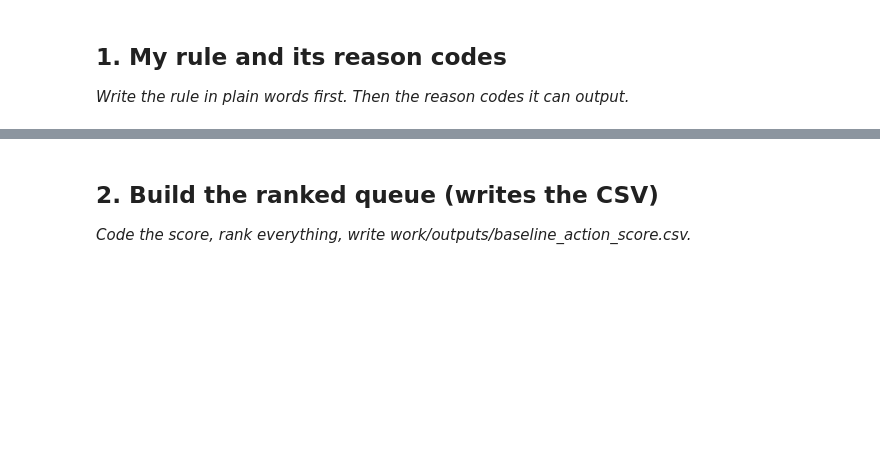
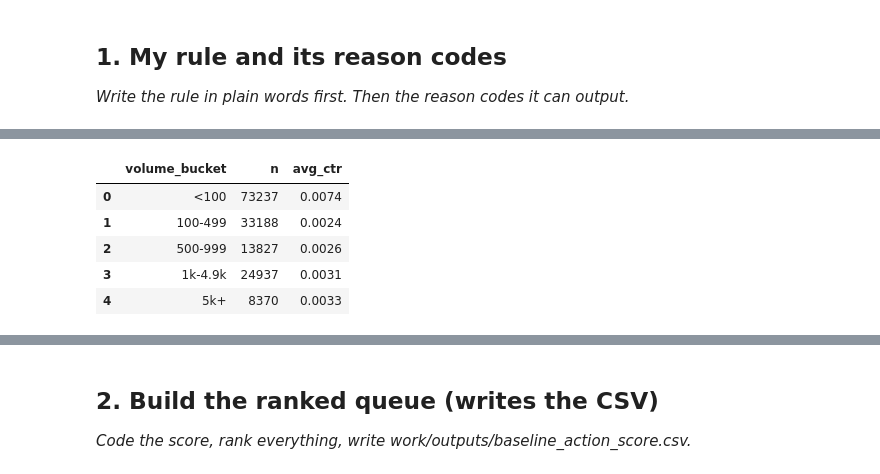
Before and after one commit to SohailAkhtarChanna/flyrank-ml-internship, a Jupyter notebook: work/notebooks/w04_baseline_score.ipynb, the cells around one changed output, grey strips where cells are left out. Drawn from its saved outputs; the diff is of its cells as text; code cells hidden in the pictures; blank space fills up the shorter version.

```diff
--- a/work/notebooks/w04_baseline_score.ipynb
+++ b/work/notebooks/w04_baseline_score.ipynb
@@ -15,0 +52,92 @@ This skeleton is yours to fill. Work the sections **in order** — each one has
+# %%
+# SECTION 1: Check the two signals
+
+# ---------- SIGNAL 1: SEARCH VOLUME ----------
+volume_check = con.sql(f"""
+WITH base AS (
+    SELECT
+        client_hash_id,
+        content_hash_id,
+        SUM(CASE WHEN gsc_data_available THEN gsc_impressions ELSE 0 END) AS impressions,
+        SUM(CASE WHEN gsc_data_available THEN gsc_clicks ELSE 0 END) AS clicks
+    FROM {FEB}
+    GROUP BY client_hash_id, content_hash_id
+)
+SELECT
+    CASE
+        WHEN impressions < 100 THEN '<100'
+        WHEN impressions < 500 THEN '100-499'
+        WHEN impressions < 1000 THEN '500-999'
+        WHEN impressions < 5000 THEN '1k-4.9k'
+        ELSE '5k+'
+    END AS volume_bucket,
+    COUNT(*) AS n,
+    ROUND(
+        AVG(clicks * 1.0 / NULLIF(impressions, 0)), 4
+    ) AS avg_ctr
+FROM base
+WHERE impressions > 0
+GROUP BY 1
+ORDER BY
+    CASE volume_bucket
+        WHEN '<100' THEN 1
+        WHEN '100-499' THEN 2
+        WHEN '500-999' THEN 3
+        WHEN '1k-4.9k' THEN 4
+        ELSE 5
+    END
+""").df()
+
+print("SIGNAL 1 — SEARCH VOLUME")
+display(volume_check)
+
+print("VERDICT: CONFIRMED")
+print("Search volume is a useful opportunity signal and is linked to the quick-win/volume idea.")
+
+
+# ---------- SIGNAL 2: CTR VS POSITION ----------
+position_check = con.sql(f"""
+WITH base AS (
+    SELECT
+        client_hash_id,
+        content_hash_id,
+        SUM(CASE WHEN gsc_data_available THEN gsc_impressions ELSE 0 END) AS impressions,
+        SUM(CASE WHEN gsc_data_available THEN gsc_clicks ELSE 0 END) AS clicks,
+        SUM(CASE WHEN gsc_data_available THEN gsc_sum_position ELSE 0 END) * 1.0
+            / NULLIF(
+                SUM(CASE WHEN gsc_data_available THEN gsc_impressions ELSE 0 END),
+                0
+            ) AS avg_position
+    FROM {FEB}
+    GROUP BY client_hash_id, content_hash_id
+)
+SELECT
+    CASE
+        WHEN avg_position <= 3 THEN '1-3'
+        WHEN avg_position <= 10 THEN '4-10'
+        WHEN avg_position <= 20 THEN '11-20'
+        ELSE '21+'
+    END AS position_bucket,
+    COUNT(*) AS n,
+    ROUND(
+        AVG(clicks * 1.0 / NULLIF(impressions, 0)), 4
+    ) AS avg_ctr
+FROM base
+WHERE impressions > 0
+  AND avg_position > 0
+GROUP BY 1
+ORDER BY
+    CASE position_bucket
+        WHEN '1-3' THEN 1
+        WHEN '4-10' THEN 2
+        WHEN '11-20' THEN 3
+        ELSE 4
+    END
+""").df()
+
+print("\nSIGNAL 2 — CTR VS POSITION")
+display(position_check)
+
+print("VERDICT: CONFIRMED")
+print("CTR changes with search position, so position is useful context for the baseline rule.")
+# %% [output]
@@ -15,0 +145,6 @@ This skeleton is yours to fill. Work the sections **in order** — each one has
+|  | volume_bucket | n | avg_ctr |
+| 0 | <100 | 73237 | 0.0074 |
+| 1 | 100-499 | 33188 | 0.0024 |
+| 2 | 500-999 | 13827 | 0.0026 |
+| 3 | 1k-4.9k | 24937 | 0.0031 |
+| 4 | 5k+ | 8370 | 0.0033 |
```
Also changed, not shown: parts of 13 cells of this notebook.
